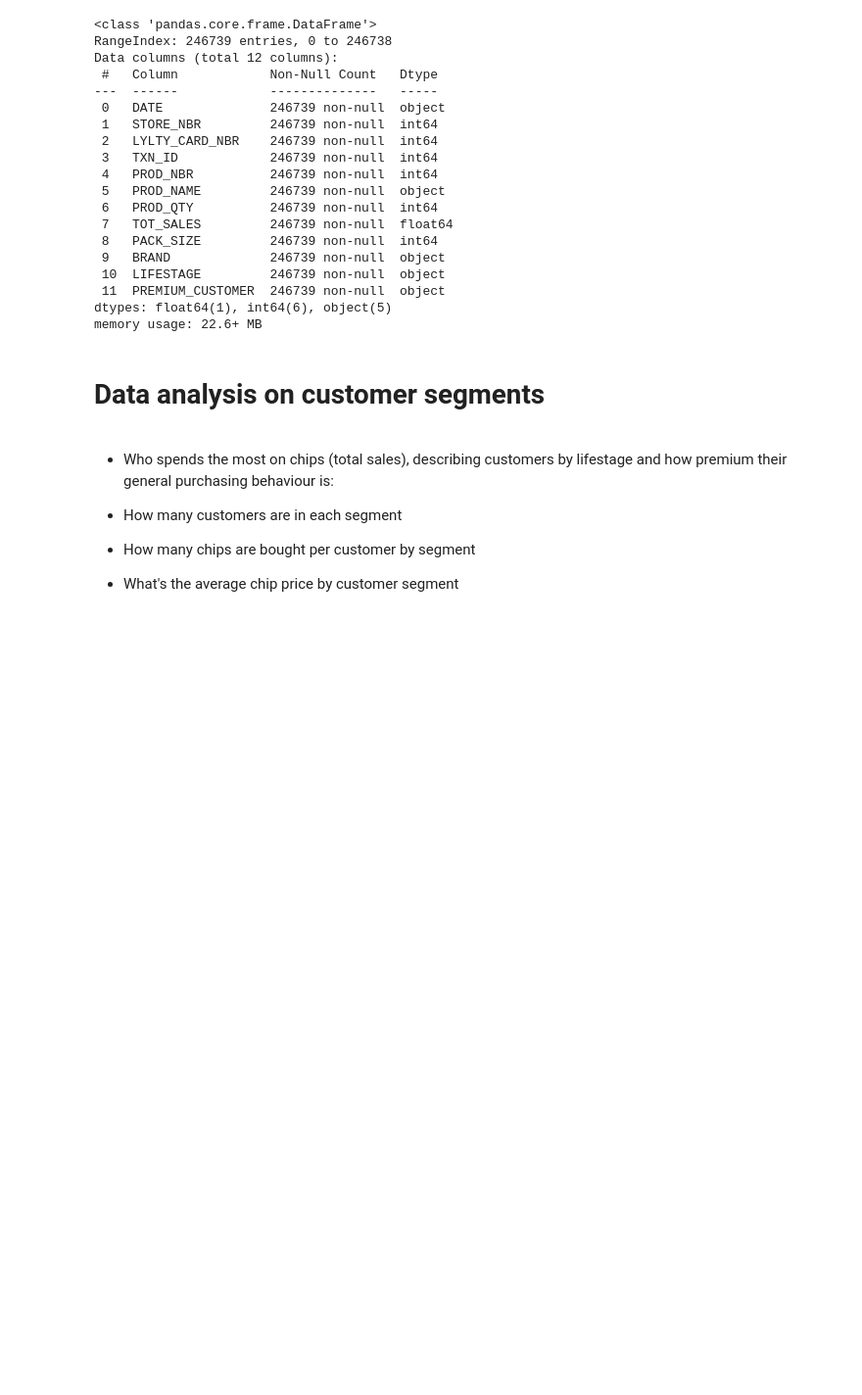
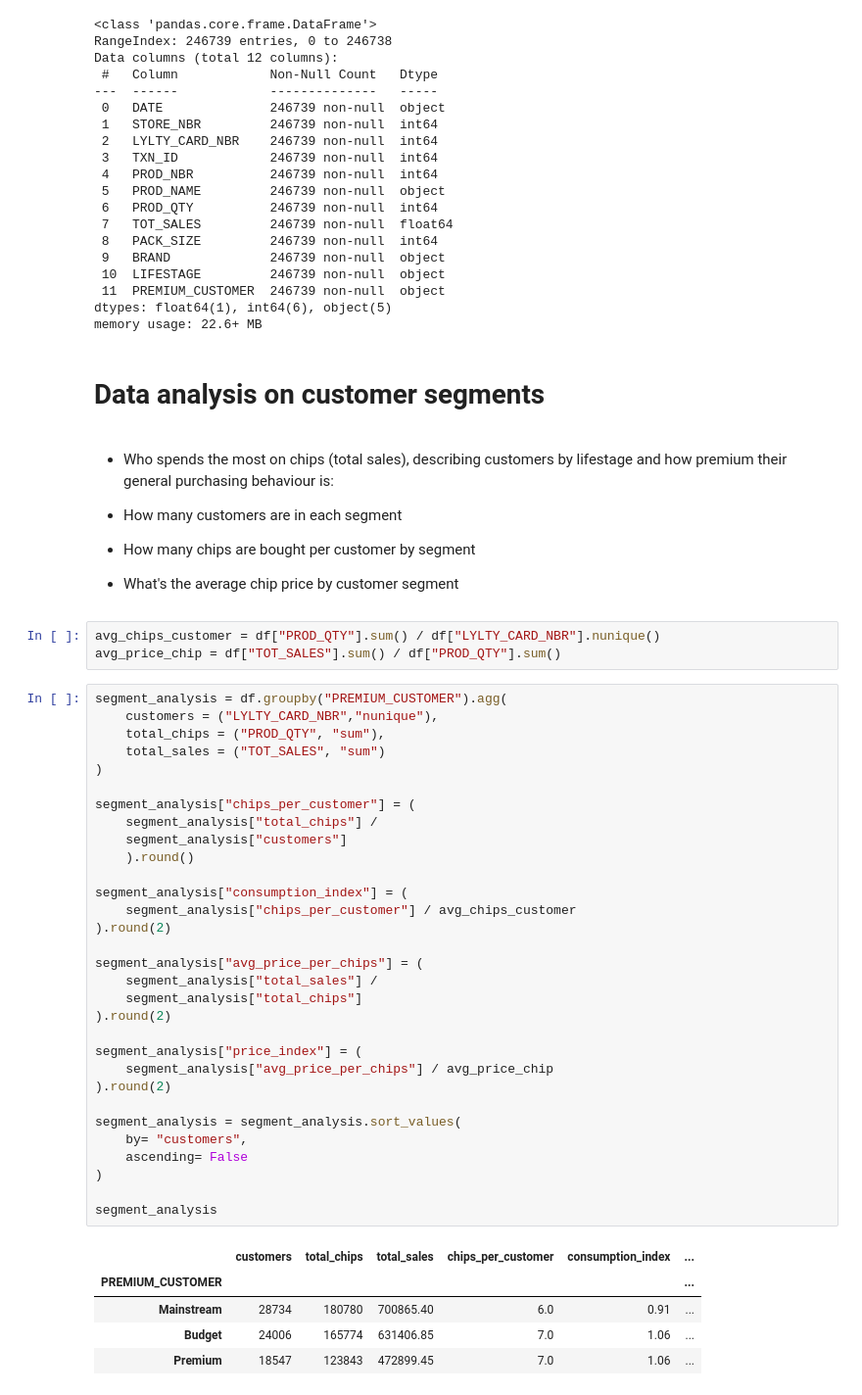
Before and after one commit to Ekatskoropud/Quantium, a Jupyter notebook: Task 1/Data analysis.ipynb, the cells around one changed output. Shown at 98% size. Cells and saved outputs as stored; diff of their text form; blank space fills up the shorter version.

```diff
--- a/Task 1/Data analysis.ipynb
+++ b/Task 1/Data analysis.ipynb
@@ -51,3 +51,43 @@ and how premium their general purchasing behaviour is:
 - How many customers are in each segment
 - How many chips are bought per customer by segment
 - What's the average chip price by customer segment
+# %%
+avg_chips_customer = df["PROD_QTY"].sum() / df["LYLTY_CARD_NBR"].nunique()
+avg_price_chip = df["TOT_SALES"].sum() / df["PROD_QTY"].sum()
+# %%
+segment_analysis = df.groupby("PREMIUM_CUSTOMER").agg(
+    customers = ("LYLTY_CARD_NBR","nunique"),
+    total_chips = ("PROD_QTY", "sum"),
+    total_sales = ("TOT_SALES", "sum")
+)
+
+segment_analysis["chips_per_customer"] = (
+    segment_analysis["total_chips"] /
+    segment_analysis["customers"]
+    ).round()
+
+segment_analysis["consumption_index"] = (
+    segment_analysis["chips_per_customer"] / avg_chips_customer
+).round(2)
+
+segment_analysis["avg_price_per_chips"] = (
+    segment_analysis["total_sales"] /
+    segment_analysis["total_chips"]
+).round(2)
+
+segment_analysis["price_index"] = (
+    segment_analysis["avg_price_per_chips"] / avg_price_chip
+).round(2)
+
+segment_analysis = segment_analysis.sort_values(
+    by= "customers",
+    ascending= False
+)
+
+segment_analysis
+# %% [output]
+|  | customers | total_chips | total_sales | chips_per_customer | consumption_index | ... |
+| PREMIUM_CUSTOMER |  |  |  |  |  | ... |
+| Mainstream | 28734 | 180780 | 700865.40 | 6.0 | 0.91 | ... |
+| Budget | 24006 | 165774 | 631406.85 | 7.0 | 1.06 | ... |
+| Premium | 18547 | 123843 | 472899.45 | 7.0 | 1.06 | ... |
```
Also changed, not shown: parts of 8 cells of this notebook.
